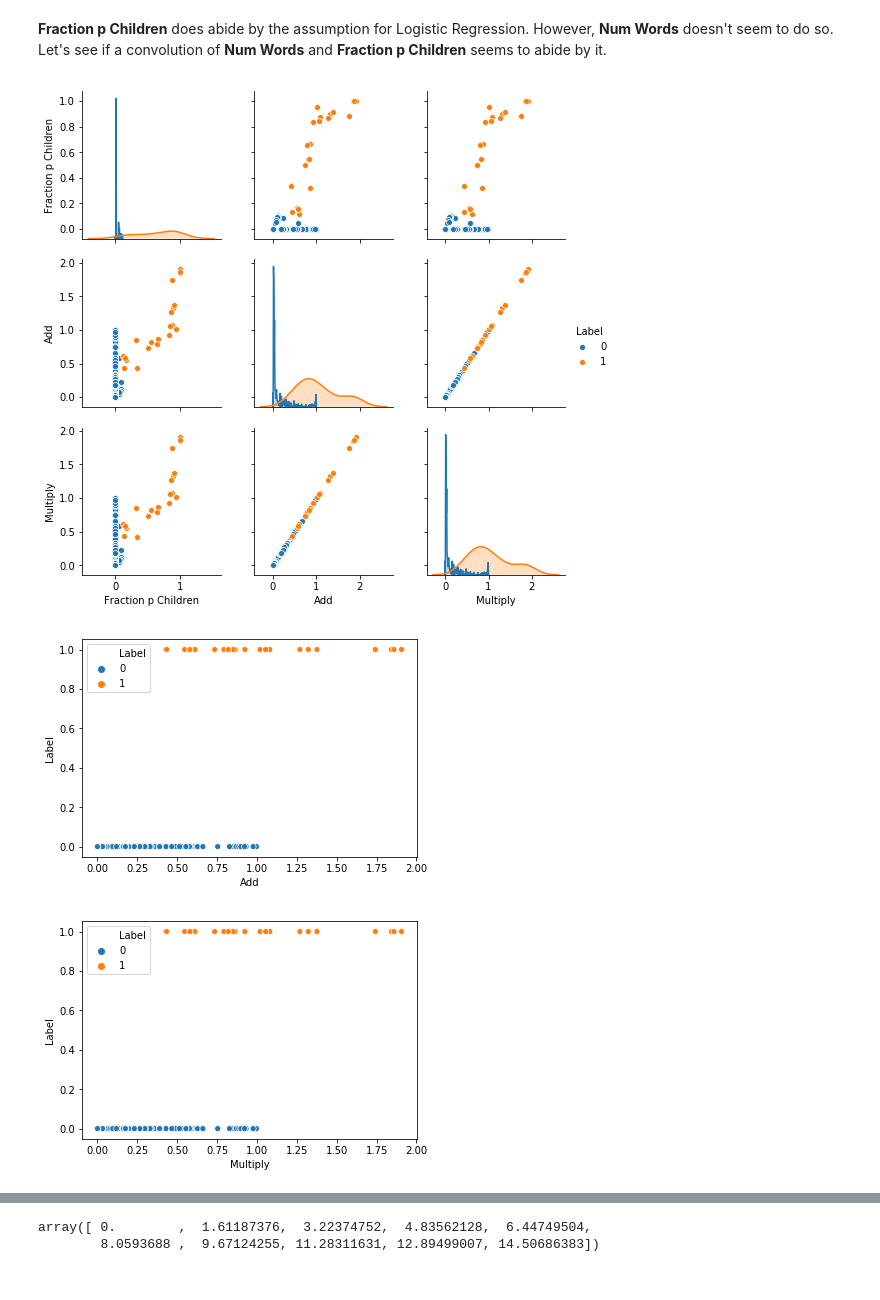
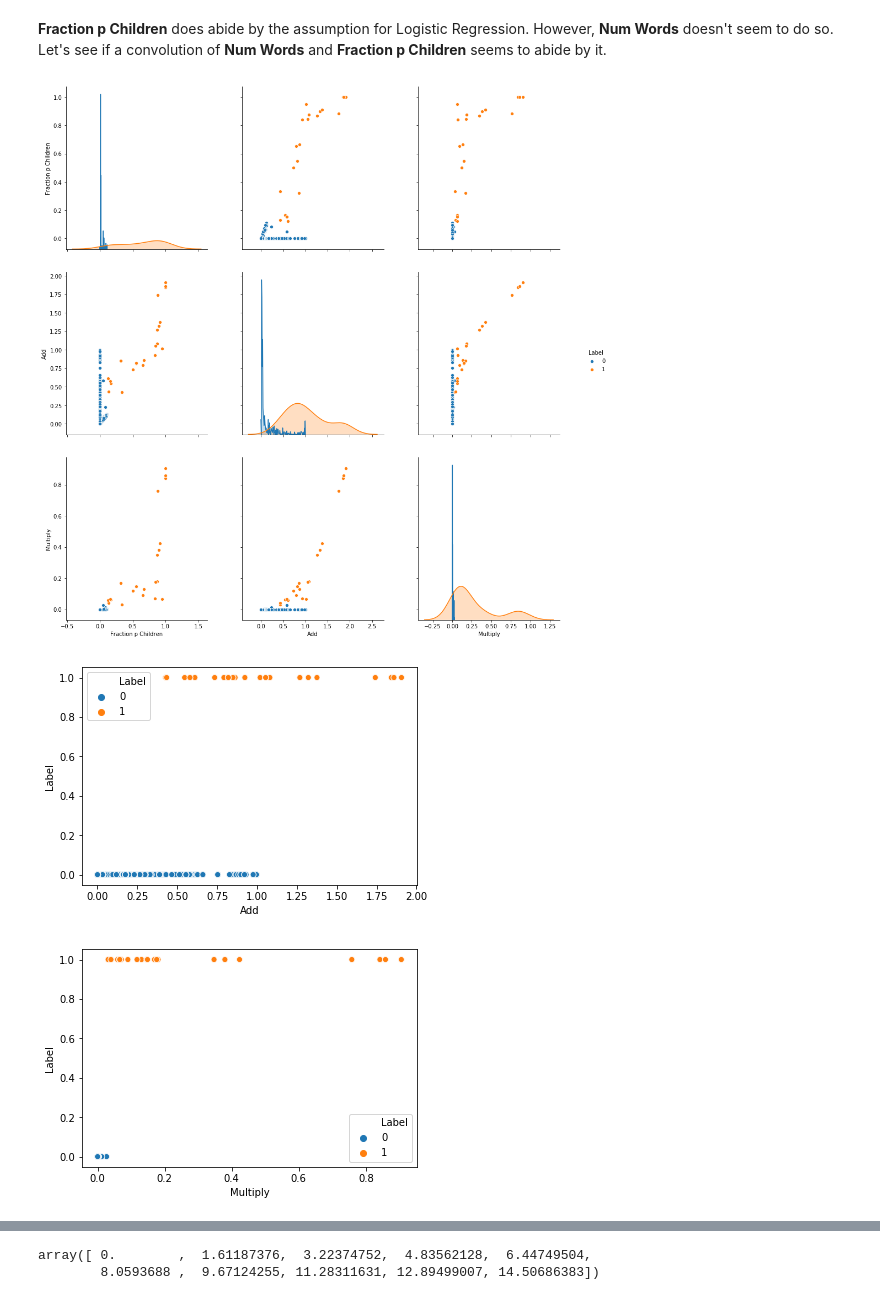
Before and after one commit to swaroop-nath/Semantic-Web-Parser, a Jupyter notebook: First Model Preparation/exploratory_data_analysis.ipynb, the cells around one changed output, grey strips where cells are left out. Saved outputs shown, nothing was run; the diff lists cells and outputs as text; code cells hidden in the pictures.

```diff
--- a/First Model Preparation/exploratory_data_analysis.ipynb
+++ b/First Model Preparation/exploratory_data_analysis.ipynb
@@ -77,16 +103,18 @@ plt.show()
 __Fraction p Children__ does abide by the assumption for Logistic Regression. However, __Num Words__ doesn't seem to do so. Let's see if a convolution of __Num Words__ and __Fraction p Children__ seems to abide by it.
 # %%
 dataset['Add'] = dataset.apply(lambda row: row['Fraction p Children'] + row['Num Words'], axis = 1)
-dataset['Multiply'] = dataset.apply(lambda row: row['Fraction p Children'] + row['Num Words'], axis = 1)
+dataset['Multiply'] = dataset.apply(lambda row: row['Fraction p Children'] * row['Num Words'], axis = 1)
 # %%
-sns.pairplot(dataset, vars = ['Fraction p Children', 'Add', 'Multiply'], hue = 'Label')
+# plt.figure(figsize = (30, 25))
+g = sns.pairplot(dataset, vars = ['Fraction p Children', 'Add', 'Multiply'], hue = 'Label')
+g.fig.set_size_inches(15,15)
 plt.show()
 sns.scatterplot(x = 'Add', y = 'Label', hue = 'Label', data = dataset)
 plt.show()
 sns.scatterplot(x = 'Multiply', y = 'Label', hue = 'Label', data = dataset)
 plt.show()
 # %% [output]
-[figure, old version]
+[figure, new version]
 [figure]
-[figure, old version]
+[figure, new version]
 # %% [markdown]
```
Also changed, not shown: parts of 12 cells of this notebook, 6 other files.
